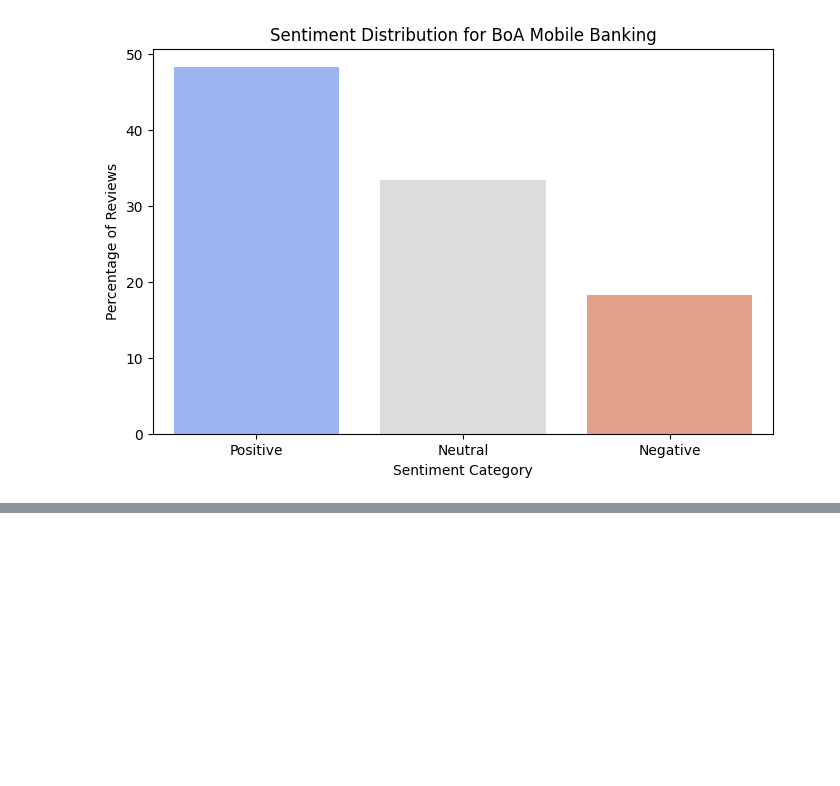
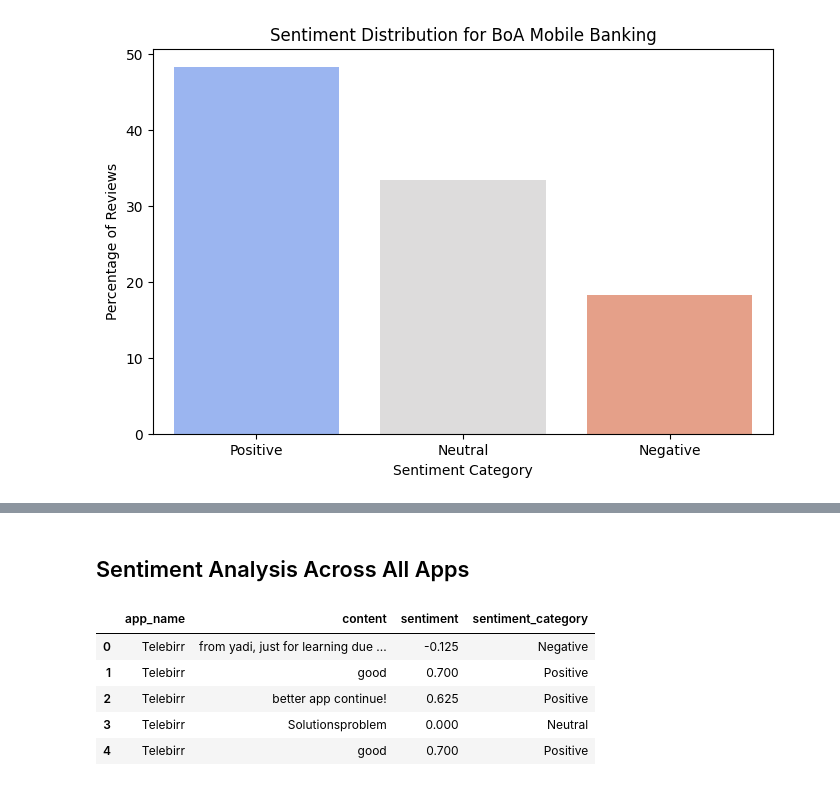
Before and after one commit to cheruu23/webscraper-using-colab, a Jupyter notebook: ethiopisndigitalappeda.ipynb, the cells around one changed output, grey strips where cells are left out. Cells and saved outputs as stored; diff of their text form; code cells hidden in the pictures; blank space fills up the shorter version.

```diff
--- a/ethiopisndigitalappeda.ipynb
+++ b/ethiopisndigitalappeda.ipynb
@@ -338,0 +363,26 @@ NameError: name 'isnull' is not defined
+# %% [markdown]
+## Sentiment Analysis Across All Apps
+# %%
+# Calculate sentiment for all reviews
+df['sentiment'] = df['content'].astype(str).apply(lambda text: TextBlob(text).sentiment.polarity)
+
+# Categorize sentiment
+def categorize_sentiment(score):
+    if score > 0:
+        return 'Positive'
+    elif score < 0:
+        return 'Negative'
+    else:
+        return 'Neutral'
+
+df['sentiment_category'] = df['sentiment'].apply(categorize_sentiment)
+
+# Display the first few rows with sentiment categories
+display(df[['app_name', 'content', 'sentiment', 'sentiment_category']].head())
+# %% [output]
+|  | app_name | content | sentiment | sentiment_category |
+| 0 | Telebirr | from yadi, just for learning due ... | -0.125 | Negative |
+| 1 | Telebirr | good | 0.700 | Positive |
+| 2 | Telebirr | better app continue! | 0.625 | Positive |
+| 3 | Telebirr | Solutionsproblem | 0.000 | Neutral |
+| 4 | Telebirr | good | 0.700 | Positive |
```
Also changed, not shown: parts of 15 cells of this notebook.
